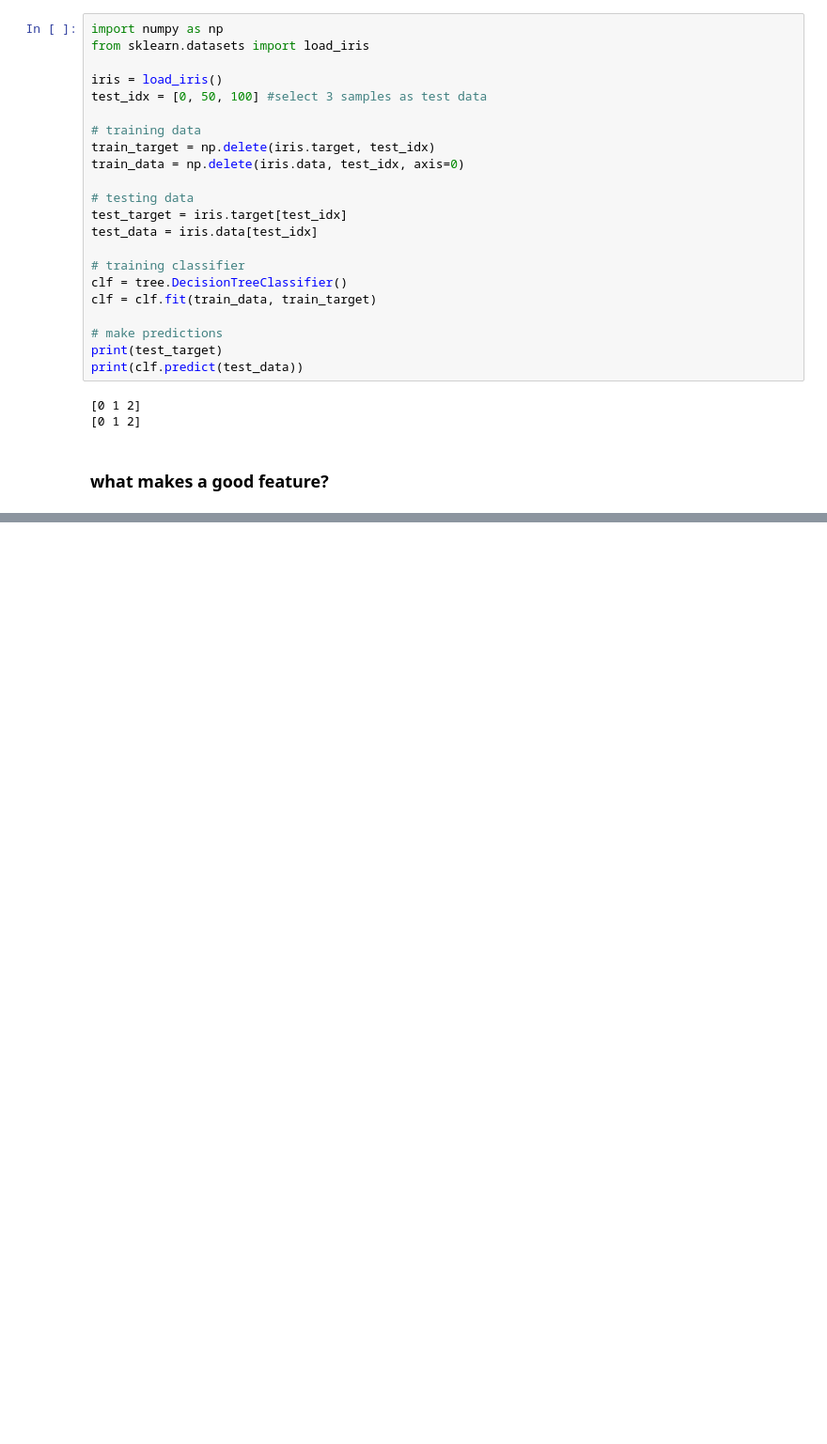
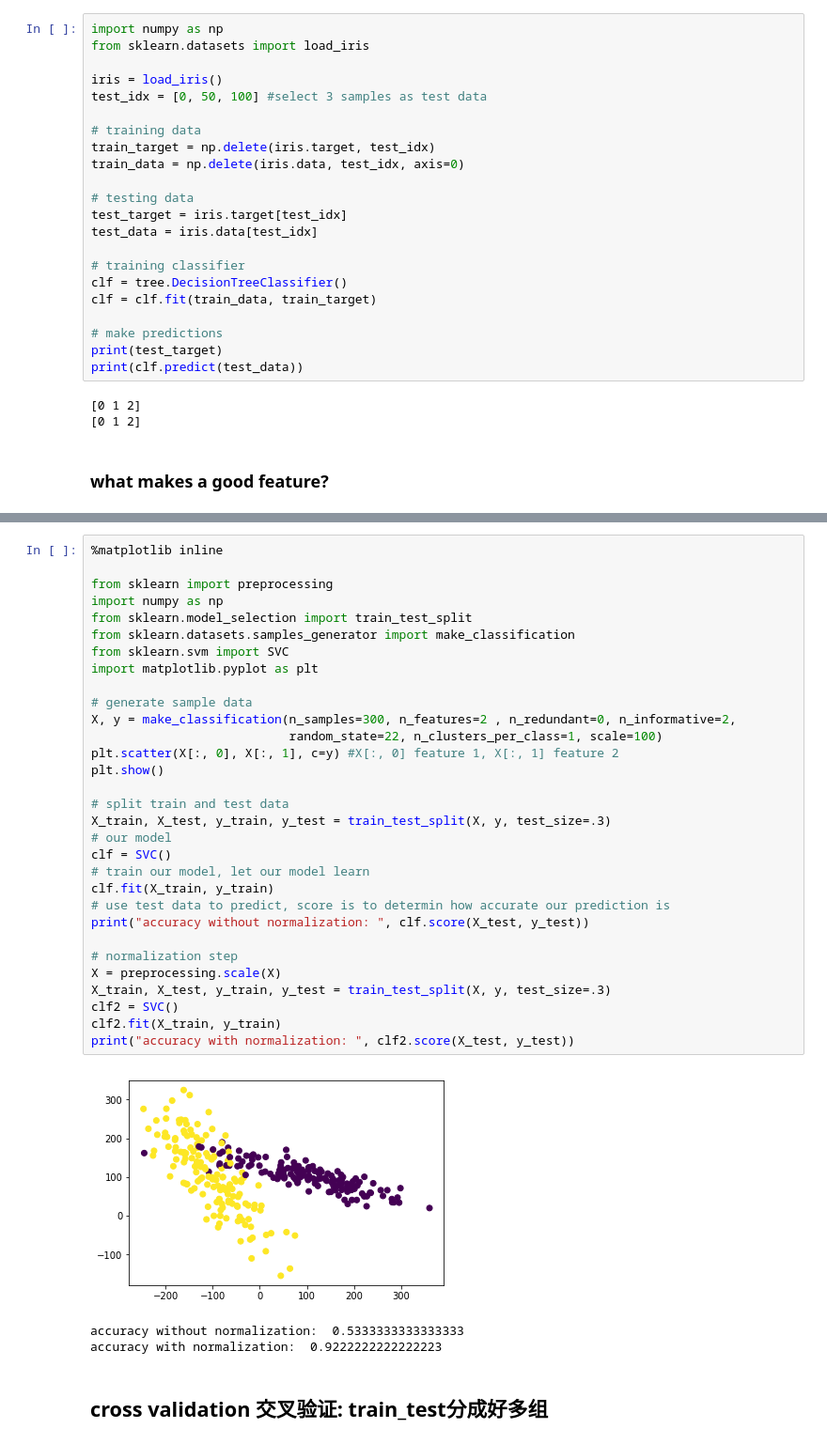
Before and after one commit to zhongzhu/learn-jupiter-notes, a Jupyter notebook: learn_scikit_learn.ipynb, the cells around one changed output, grey strips where cells are left out. Shown at 94% size. Cells and saved outputs as stored; diff of their text form; blank space fills up the shorter version.

```diff
--- a/learn_scikit_learn.ipynb
+++ b/learn_scikit_learn.ipynb
@@ -82,0 +153,37 @@ print(clf.predict(test_data))
+# %%
+%matplotlib inline
+
+from sklearn import preprocessing
+import numpy as np
+from sklearn.model_selection import train_test_split
+from sklearn.datasets.samples_generator import make_classification
+from sklearn.svm import SVC
+import matplotlib.pyplot as plt
+
+# generate sample data
+X, y = make_classification(n_samples=300, n_features=2 , n_redundant=0, n_informative=2,
+                           random_state=22, n_clusters_per_class=1, scale=100)
+plt.scatter(X[:, 0], X[:, 1], c=y) #X[:, 0] feature 1, X[:, 1] feature 2
+plt.show()
+
+# split train and test data
+X_train, X_test, y_train, y_test = train_test_split(X, y, test_size=.3)
+# our model
+clf = SVC()
+# train our model, let our model learn
+clf.fit(X_train, y_train)
+# use test data to predict, score is to determin how accurate our prediction is
+print("accuracy without normalization: ", clf.score(X_test, y_test))
+
+# normalization step
+X = preprocessing.scale(X)
+X_train, X_test, y_train, y_test = train_test_split(X, y, test_size=.3)
+clf2 = SVC()
+clf2.fit(X_train, y_train)
+print("accuracy with normalization: ", clf2.score(X_test, y_test))
+# %% [output]
+[figure, added]
+accuracy without normalization:  0.5333333333333333
+accuracy with normalization:  0.9222222222222223
+# %% [markdown]
+## cross validation 交叉验证: train_test分成好多组
```
Also changed, not shown: parts of 5 cells of this notebook.
